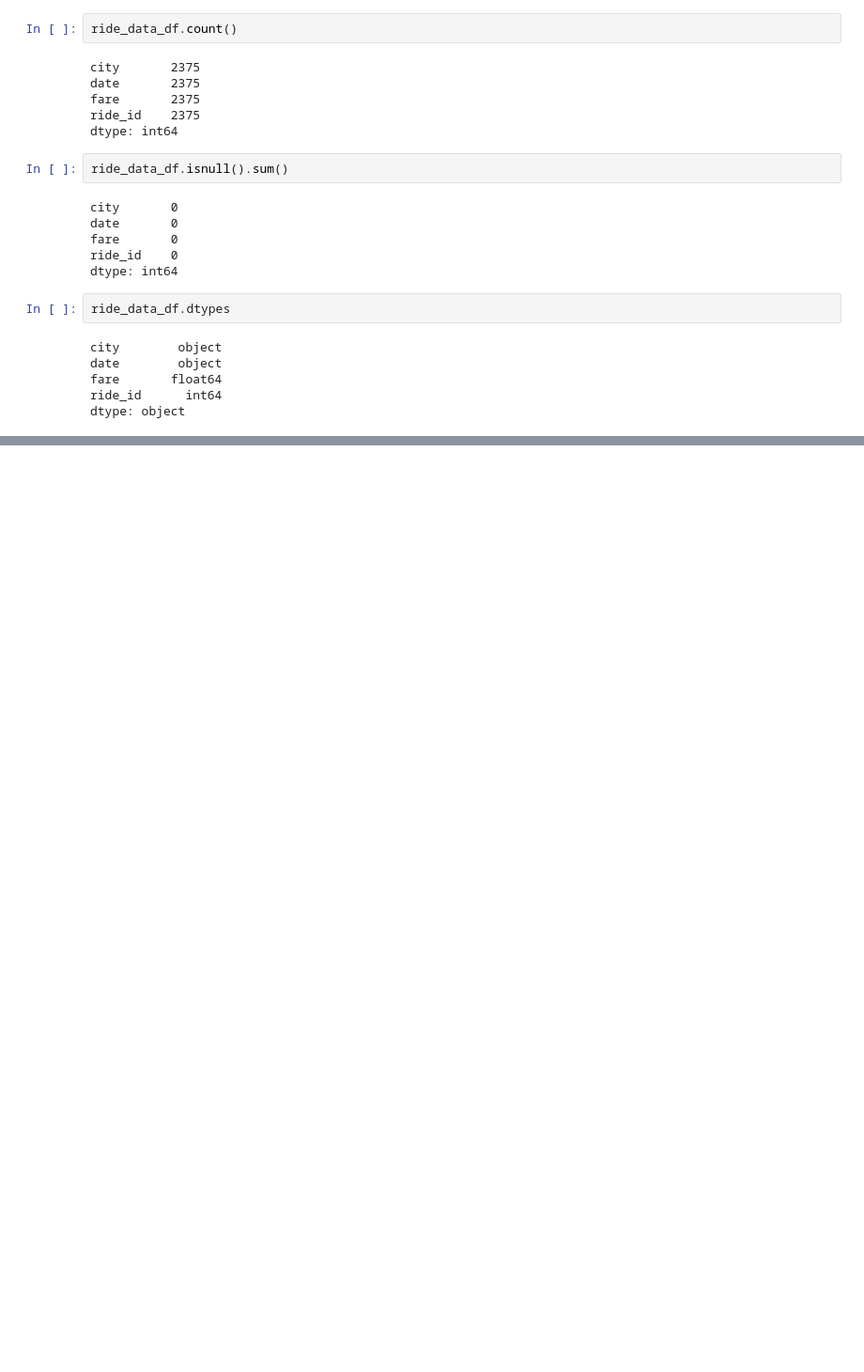
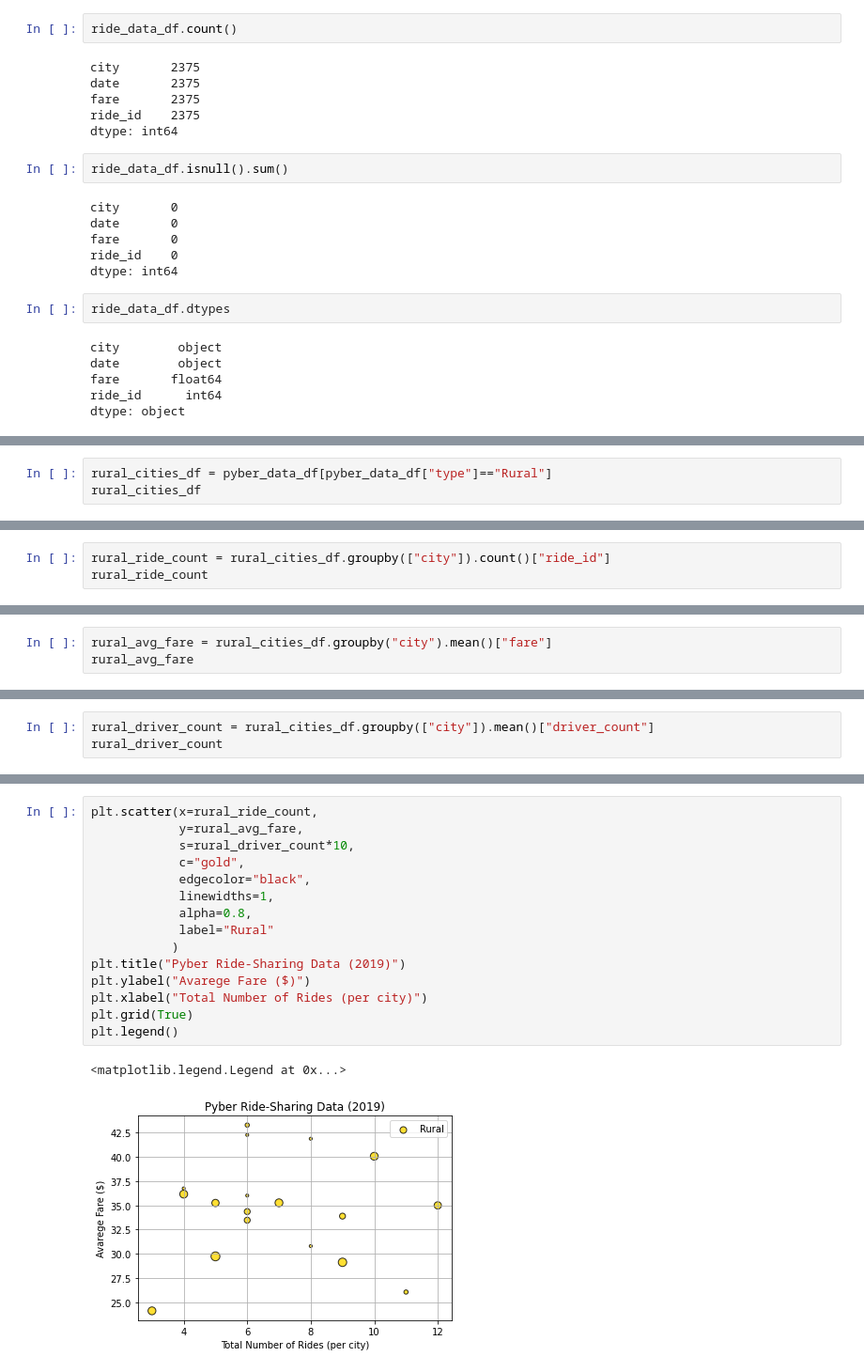
Before and after one commit to eric-spoerner/rideshare-analysis, a Jupyter notebook: Pyber.ipynb, the cells around one changed output, grey strips where cells are left out. Shown at 94% size. Cells and saved outputs as stored; diff of their text form; blank space fills up the shorter version.

```diff
--- a/Pyber.ipynb
+++ b/Pyber.ipynb
@@ -118,0 +159,3 @@ all_df
+# %%
+rural_cities_df = pyber_data_df[pyber_data_df["type"]=="Rural"]
+rural_cities_df
@@ -118,0 +216,3 @@ all_df
+# %%
+rural_ride_count = rural_cities_df.groupby(["city"]).count()["ride_id"]
+rural_ride_count
@@ -118,0 +280,3 @@ all_df
+# %%
+rural_avg_fare = rural_cities_df.groupby("city").mean()["fare"]
+rural_avg_fare
@@ -118,0 +344,3 @@ all_df
+# %%
+rural_driver_count = rural_cities_df.groupby(["city"]).mean()["driver_count"]
+rural_driver_count
@@ -118,0 +406,18 @@ all_df
+# %%
+plt.scatter(x=rural_ride_count,
+            y=rural_avg_fare,
+            s=rural_driver_count*10,
+            c="gold",
+            edgecolor="black",
+            linewidths=1,
+            alpha=0.8,
+            label="Rural"
+           )
+plt.title("Pyber Ride-Sharing Data (2019)")
+plt.ylabel("Avarege Fare ($)")
+plt.xlabel("Total Number of Rides (per city)")
+plt.grid(True)
+plt.legend()
+# %% [output]
+<matplotlib.legend.Legend at 0x...>
+[figure, added]
```
Also changed, not shown: parts of 28 cells of this notebook, 1 other file.
